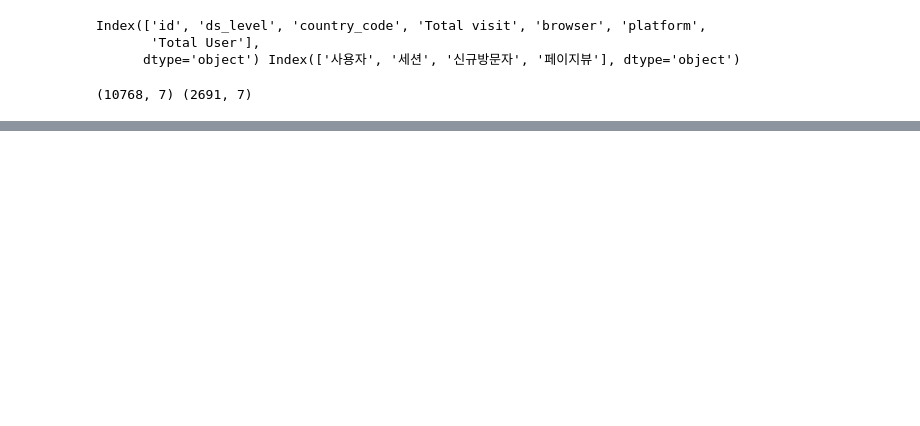
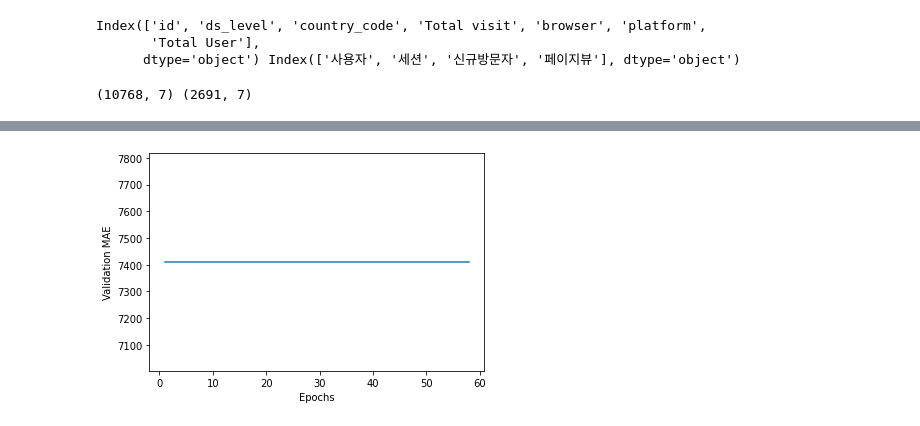
Before and after one commit to hundredeuk2/study, a Jupyter notebook: Deep Learning with Tensorflow2 and Keras/Chapter_One.ipynb, the cells around one changed output, grey strips where cells are left out. Saved outputs shown, nothing was run; the diff lists cells and outputs as text; code cells hidden in the pictures; blank space fills up the shorter version.

```diff
--- a/Deep Learning with Tensorflow2 and Keras/Chapter_One.ipynb
+++ b/Deep Learning with Tensorflow2 and Keras/Chapter_One.ipynb
@@ -86,3 +84,13 @@ model.add(keras.layers.Dense(nb_classes, input_shape=(7,)
+# %%
+model = tf.keras.models.Sequential()
+model.add(keras.layers.Dense(n_hidden, input_shape=(7,),
+                             activation ='relu'))
+model.add(keras.layers.Dropout(0.3))
+model.add(keras.layers.Dense(n_hidden,
+                            activation='relu'))
+model.add(keras.layers.Dropout(0.3))
+model.add(keras.layers.Dense(nb_classes,
+                            activation='relu'))
 # %%
 model.compile(optimizer = 'SGD',
              loss = 'MSE',
@@ -90,6 +119,6 @@ model.compile(optimizer = 'SGD',
 # %%
-model.fit(X_train,Y_train,
-         batch_size=batch_size, epochs=epochs,
-         verbose=verbose, validation_split=validation_split)
+history = model.fit(X_train,Y_train,
+             batch_size=batch_size, epochs=epochs,
+             verbose=verbose, validation_split=validation_split)
 # %% [output]
 Epoch 1/200
@@ -113,3 +141,14 @@ Epoch 200/200
+# %%
+val_loss_history = history.history['val_loss']
+# %%
+import matplotlib.pyplot as plt
+
+plt.plot(range(1, len(val_loss_history) + 1), val_loss_history)
+plt.xlabel('Epochs')
+plt.ylabel('Validation MAE')
+plt.show()
+# %% [output]
+[figure, added]
 # %%
 test_loss, test_acc = model.evaluate(X_test,Y_test)
 print('Test ACC : ', test_acc)
```
Also changed, not shown: parts of 109 cells of this notebook.
